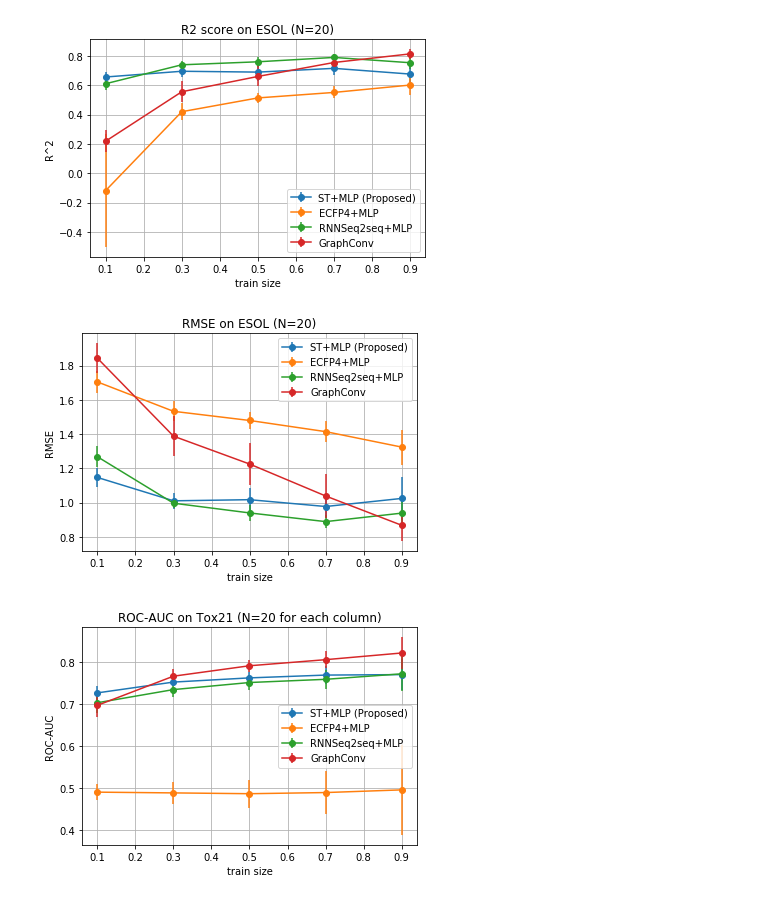
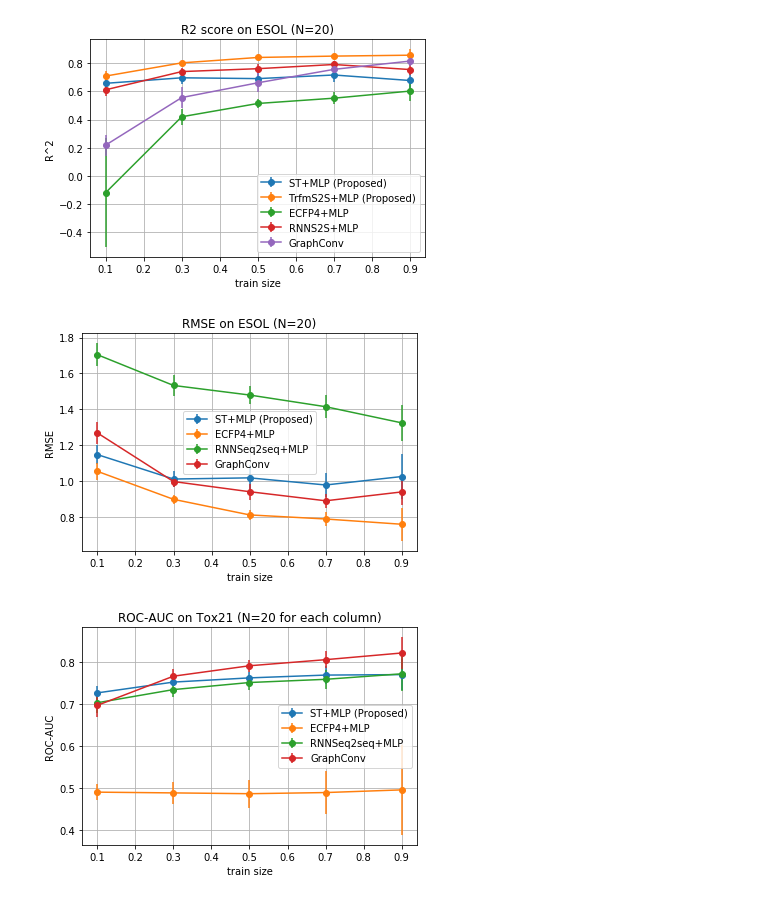
Before and after one commit to DSPsleeporg/smiles-transformer, a Jupyter notebook: smiles_transformer/baseline.ipynb, the cells around one changed output. Saved outputs shown, nothing was run; the diff lists cells and outputs as text; code cells hidden in the pictures.

```diff
--- a/smiles_transformer/baseline.ipynb
+++ b/smiles_transformer/baseline.ipynb
@@ -9,6 +9,14 @@ scores_st = [
 {'r2 mean': 0.690534623260907, 'r2 std': 0.06184343517089181, 'rmse mean': 1.0172932433069881, 'rmse std': 0.06902758468519067},
 {'r2 mean': 0.716188339332361, 'r2 std': 0.04877404249436462, 'rmse mean': 0.9775043363906827, 'rmse std': 0.06428197359798228},
 {'r2 mean': 0.6771786600248746, 'r2 std': 0.08891697359012948, 'rmse mean': 1.0246648545711594, 'rmse std': 0.12569763189365132}
+]
+
+scores_trfm = [
+{'r2 mean': 0.7085895841847331, 'r2 std': 0.03621089304339123, 'rmse mean': 1.0536645220014162, 'rmse std': 0.04815102448152685},
+{'r2 mean': 0.8022335385568408, 'r2 std': 0.016215896154481803, 'rmse mean': 0.897452393465646, 'rmse std': 0.02502811946552656},
+{'r2 mean': 0.8405405173053863, 'r2 std': 0.014581732103992067, 'rmse mean': 0.8104924670590983, 'rmse std': 0.02766244388976758},
+{'r2 mean': 0.850203780293822, 'r2 std': 0.015574507311383544, 'rmse mean': 0.7876886489727613, 'rmse std': 0.040092581701085345},
+{'r2 mean': 0.856646733606369, 'r2 std': 0.04219085726451124, 'rmse mean': 0.7582843666792691, 'rmse std': 0.09295171030292039}
 ]
 scores_ecfp4=[
 {'r2 mean': -0.1182601549079639, 'r2 std': 0.38492231932689197, 'rmse mean': 1.7046461962569939, 'rmse std': 0.064028737168511},
@@ -52,22 +60,23 @@ def dict_to_arr(scores_dict):
 # %%
 plt.figure(figsize=(6,4))
 r2_1, rmse_1 = dict_to_arr(scores_st)
-r2_2, rmse_2 = dict_to_arr(scores_ecfp4)
-r2_3, rmse_3 = dict_to_arr(scores_rnn)
-r2_4, rmse_4 = dict_to_arr(scores_gc)
-r2_5, rmse_5 = dict_to_arr(scores_gae)
+r2_2, rmse_2 = dict_to_arr(scores_trfm)
+r2_3, rmse_3 = dict_to_arr(scores_ecfp4)
+r2_4, rmse_4 = dict_to_arr(scores_rnn)
+r2_5, rmse_5 = dict_to_arr(scores_gc)
 plt.errorbar(r, r2_1[0], yerr=r2_1[1], fmt='o-', label='ST+MLP (Proposed)')
-plt.errorbar(r, r2_2[0], yerr=r2_2[1], fmt='o-', label='ECFP4+MLP')
-plt.errorbar(r, r2_3[0], yerr=r2_3[1], fmt='o-', label='RNNSeq2seq+MLP')
-plt.errorbar(r, r2_4[0], yerr=r2_4[1], fmt='o-', label='GraphConv')
+plt.errorbar(r, r2_2[0], yerr=r2_2[1], fmt='o-', label='TrfmS2S+MLP (Proposed)')
+plt.errorbar(r, r2_3[0], yerr=r2_3[1], fmt='o-', label='ECFP4+MLP')
+plt.errorbar(r, r2_4[0], yerr=r2_4[1], fmt='o-', label='RNNS2S+MLP')
+plt.errorbar(r, r2_5[0], yerr=r2_5[1], fmt='o-', label='GraphConv')
 plt.xlabel('train size')
 plt.ylabel('R^2')
 plt.title('R2 score on ESOL (N=20)')
 plt.legend()
 plt.grid()
 plt.show()
 # %% [output]
-[figure, old version]
+[figure, new version]
 # %%
 plt.errorbar(r, rmse_1[0], yerr=rmse_1[1], fmt='o-', label='ST+MLP (Proposed)')
 plt.errorbar(r, rmse_2[0], yerr=rmse_2[1], fmt='o-', label='ECFP4+MLP')
@@ -80,7 +89,7 @@ plt.legend()
 plt.grid()
 plt.show()
 # %% [output]
-[figure, old version]
+[figure, new version]
 # %%
 X1 = [
 [0.72729178, 0.01583617],
```
Also changed, not shown: 3 other files.
